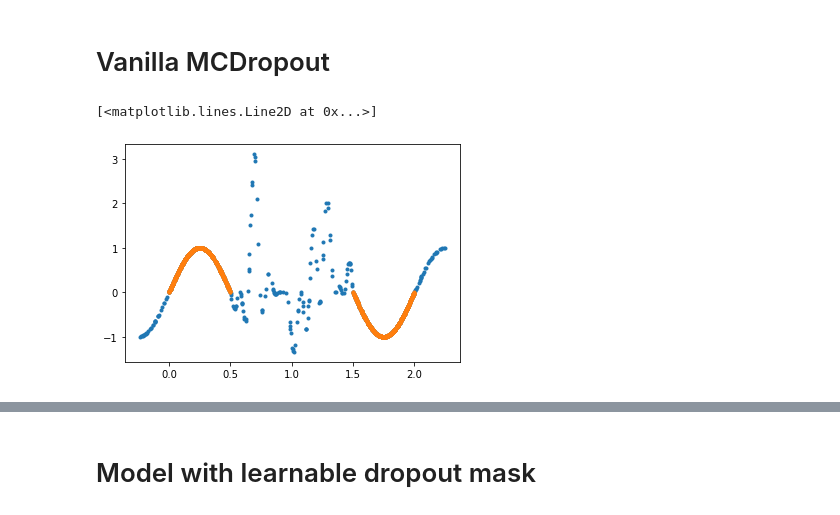
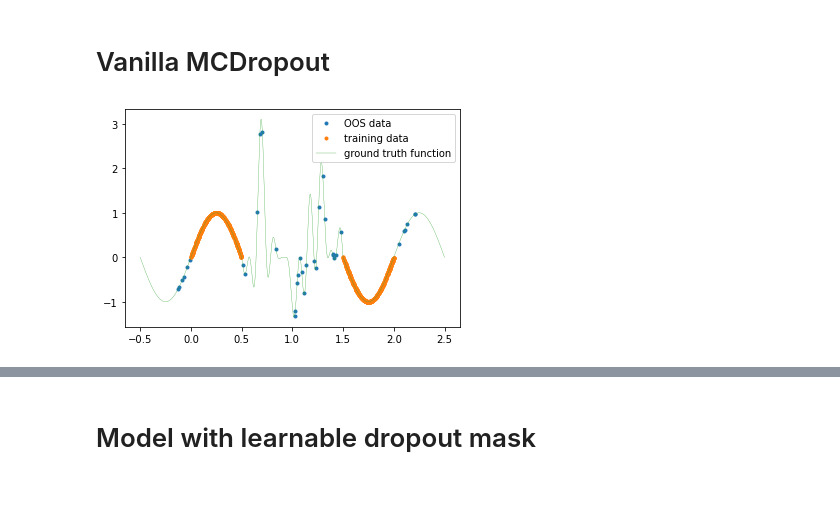
Before and after one commit to saleml/mcdeup, a Jupyter notebook: exploratory.ipynb, the cells around one changed output, grey strips where cells are left out. Drawn from its saved outputs; the diff is of its cells as text; code cells hidden in the pictures.

```diff
--- a/exploratory.ipynb
+++ b/exploratory.ipynb
@@ -48,12 +48,15 @@ ood_y = oracle(ood_x)
 X_train = torch.cat((x, ood_x))
 Y_train = torch.cat((y, ood_y))
 data = TensorDataset(X_train, Y_train)
-# %%
-plt.plot(X_train, Y_train.squeeze(), '.')
-plt.plot(x, y.squeeze(), '.')
-# %% [output]
-[<matplotlib.lines.Line2D at 0x...>]
-[figure, removed]
+# %%
+plt.plot(ood_x, ood_y.squeeze(), '.', label='OOS data')
+plt.plot(x, y.squeeze(), '.', label='training data')
+plt.plot(x_test, y_test.squeeze(), label='ground truth function', linewidth=.3)
+plt.legend()
+plt.savefig('figs/fct.png')
+plt.show()
+# %% [output]
+[figure, added]
 # %%
 input_dim = 1
 output_dim = 1
```
Also changed, not shown: parts of 18 cells of this notebook, 1 other file.
